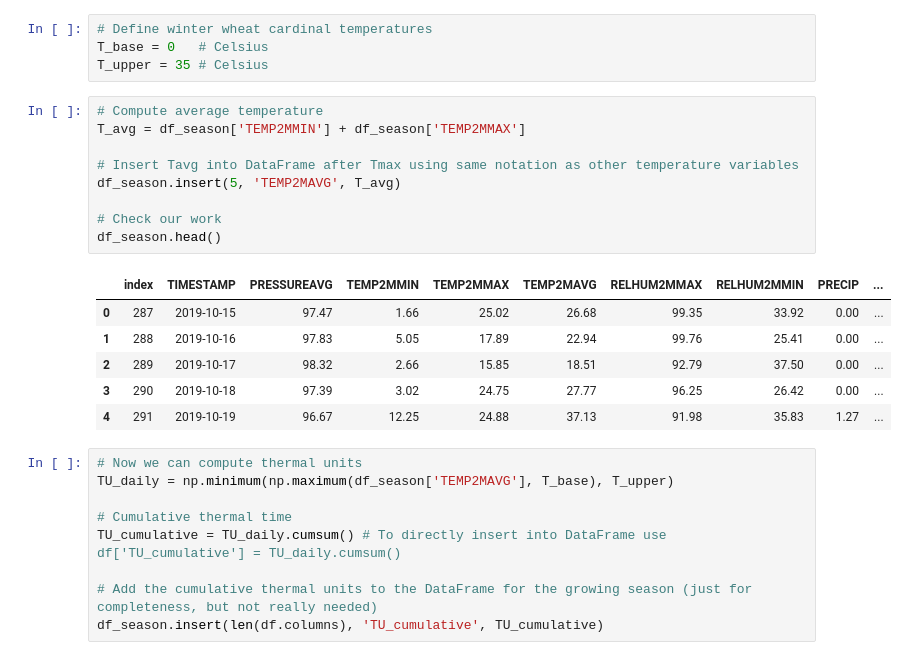
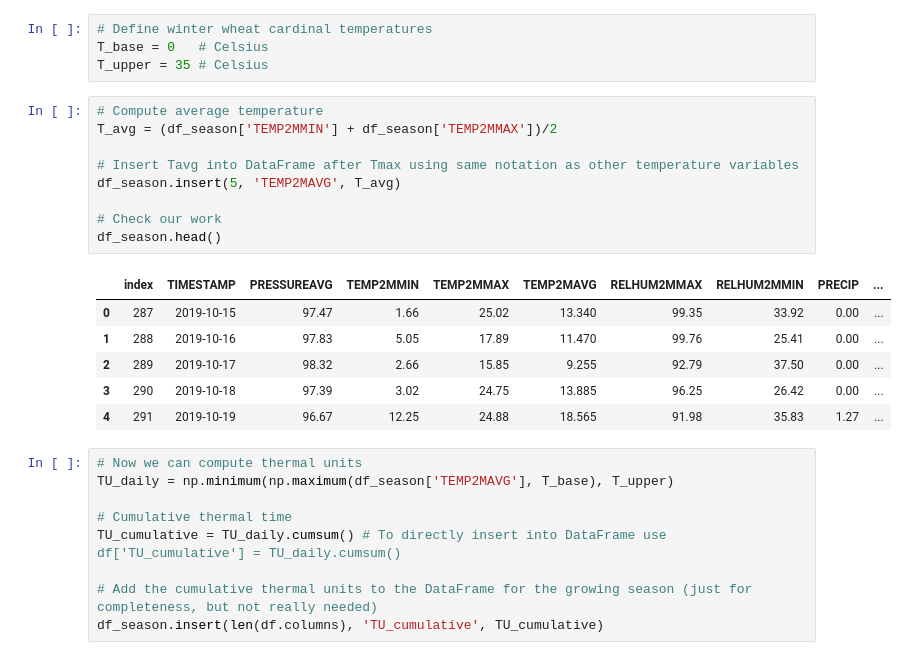
Before and after one commit to AGSA-KSU/python-workshop, a Jupyter notebook: Day_1/python_workshop_day_1.ipynb, the cells around one changed output. Cells and saved outputs as stored; diff of their text form.

```diff
--- a/Day_1/python_workshop_day_1.ipynb
+++ b/Day_1/python_workshop_day_1.ipynb
@@ -339,20 +339,20 @@ T_base = 0   # Celsius
 T_upper = 35 # Celsius
 # %%
 # Compute average temperature
-T_avg = df_season['TEMP2MMIN'] + df_season['TEMP2MMAX']
+T_avg = (df_season['TEMP2MMIN'] + df_season['TEMP2MMAX'])/2
 
 # Insert Tavg into DataFrame after Tmax using same notation as other temperature variables
 df_season.insert(5, 'TEMP2MAVG', T_avg)
 
 # Check our work
 df_season.head()
 # %% [output]
 |  | index | TIMESTAMP | PRESSUREAVG | TEMP2MMIN | TEMP2MMAX | TEMP2MAVG | RELHUM2MMAX | RELHUM2MMIN | PRECIP | ... |
-| 0 | 287 | 2019-10-15 | 97.47 | 1.66 | 25.02 | 26.68 | 99.35 | 33.92 | 0.00 | ... |
-| 1 | 288 | 2019-10-16 | 97.83 | 5.05 | 17.89 | 22.94 | 99.76 | 25.41 | 0.00 | ... |
-| 2 | 289 | 2019-10-17 | 98.32 | 2.66 | 15.85 | 18.51 | 92.79 | 37.50 | 0.00 | ... |
-| 3 | 290 | 2019-10-18 | 97.39 | 3.02 | 24.75 | 27.77 | 96.25 | 26.42 | 0.00 | ... |
-| 4 | 291 | 2019-10-19 | 96.67 | 12.25 | 24.88 | 37.13 | 91.98 | 35.83 | 1.27 | ... |
+| 0 | 287 | 2019-10-15 | 97.47 | 1.66 | 25.02 | 13.340 | 99.35 | 33.92 | 0.00 | ... |
+| 1 | 288 | 2019-10-16 | 97.83 | 5.05 | 17.89 | 11.470 | 99.76 | 25.41 | 0.00 | ... |
+| 2 | 289 | 2019-10-17 | 98.32 | 2.66 | 15.85 | 9.255 | 92.79 | 37.50 | 0.00 | ... |
+| 3 | 290 | 2019-10-18 | 97.39 | 3.02 | 24.75 | 13.885 | 96.25 | 26.42 | 0.00 | ... |
+| 4 | 291 | 2019-10-19 | 96.67 | 12.25 | 24.88 | 18.565 | 91.98 | 35.83 | 1.27 | ... |
 # %%
 # Now we can compute thermal units
 TU_daily = np.minimum(np.maximum(df_season['TEMP2MAVG'], T_base), T_upper)
```
Also changed, not shown: parts of 2 cells of this notebook, 3 other files.
